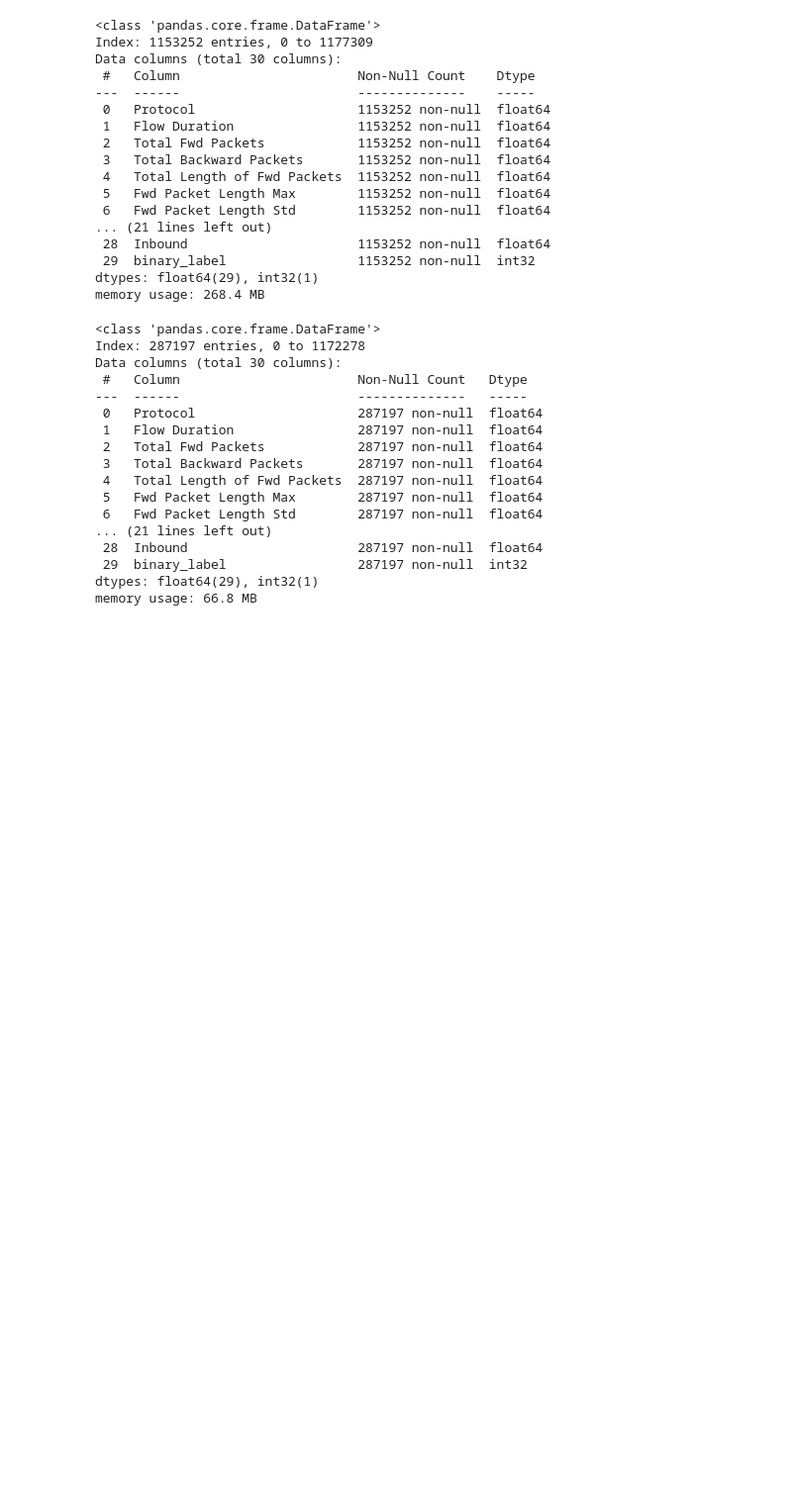
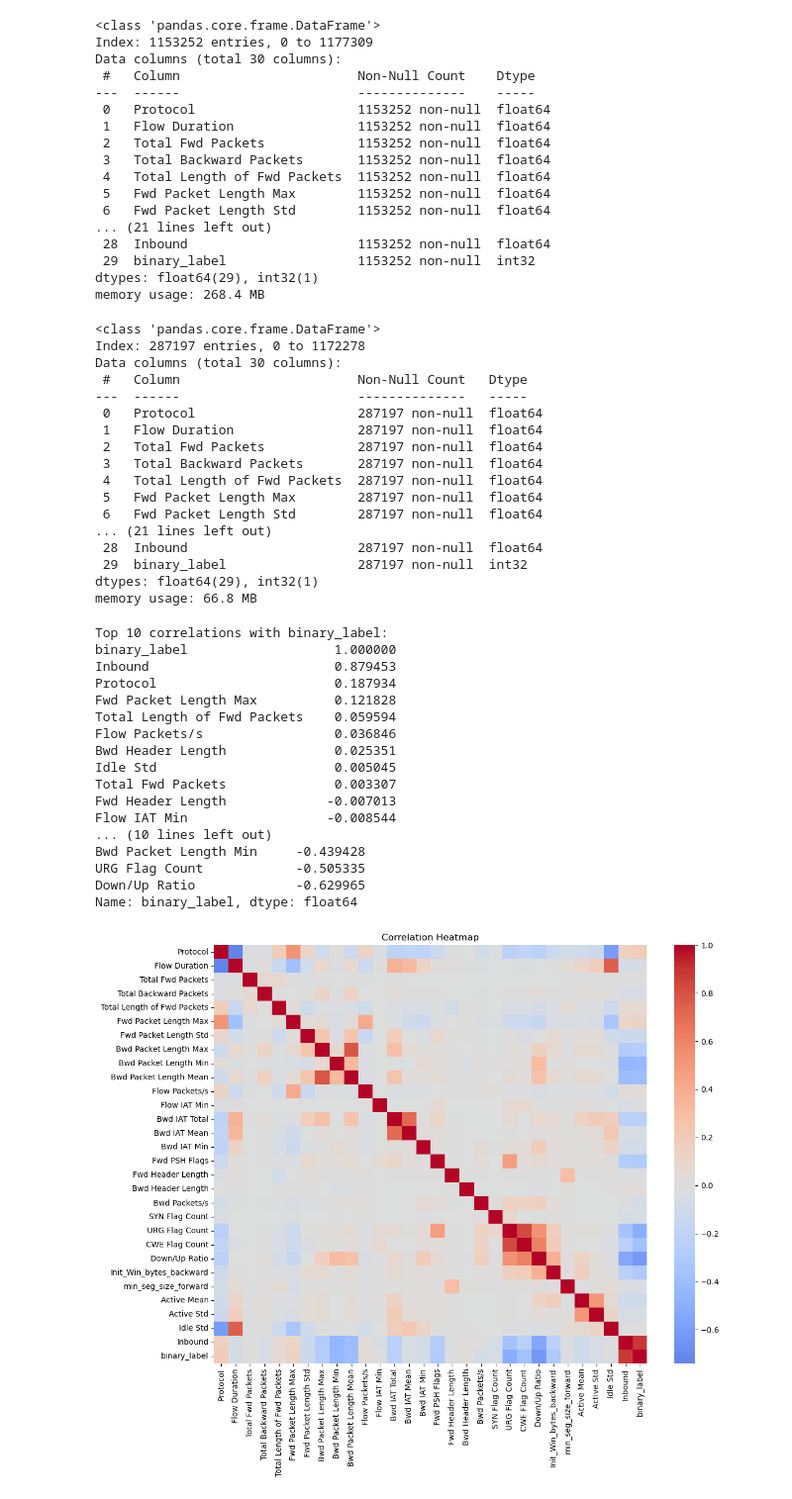
Before and after one commit to Eric-MK/nids_ddos, a Jupyter notebook: notebooks/attacks.ipynb, the cells around one changed output. Shown at 99% size. Cells and saved outputs as stored; diff of their text form; code cells hidden in the pictures; blank space fills up the shorter version.

```diff
--- a/notebooks/attacks.ipynb
+++ b/notebooks/attacks.ipynb
@@ -1074,3 +1074,40 @@ Data columns (total 30 columns):
  29  binary_label                 287197 non-null  int32
 dtypes: float64(29), int32(1)
 memory usage: 66.8 MB
+# %%
+# Calculate correlations with the target variable
+correlations = data_reduced.corr()['binary_label'].sort_values(ascending=False)
+
+# Print top correlations
+print("Top 10 correlations with binary_label:")
+print(correlations.head(11))  # 11 because it includes the target itself
+
+# Print bottom correlations
+print("\nBottom 10 correlations with binary_label:")
+print(correlations.tail(10))
+
+# Visualize correlations
+plt.figure(figsize=(12, 10))
+sns.heatmap(data_reduced.corr(), cmap='coolwarm', center=0)
+plt.title('Correlation Heatmap')
+plt.tight_layout()
+plt.show()
+# %% [output]
+Top 10 correlations with binary_label:
+binary_label                   1.000000
+Inbound                        0.879453
+Protocol                       0.187934
+Fwd Packet Length Max          0.121828
+Total Length of Fwd Packets    0.059594
+Flow Packets/s                 0.036846
+Bwd Header Length              0.025351
+Idle Std                       0.005045
+Total Fwd Packets              0.003307
+Fwd Header Length             -0.007013
+Flow IAT Min                  -0.008544
+... (10 lines left out)
+Bwd Packet Length Min     -0.439428
+URG Flag Count            -0.505335
+Down/Up Ratio             -0.629965
+Name: binary_label, dtype: float64
+[figure, added]
```
Also changed, not shown: parts of 10 cells of this notebook, 3 other files.
